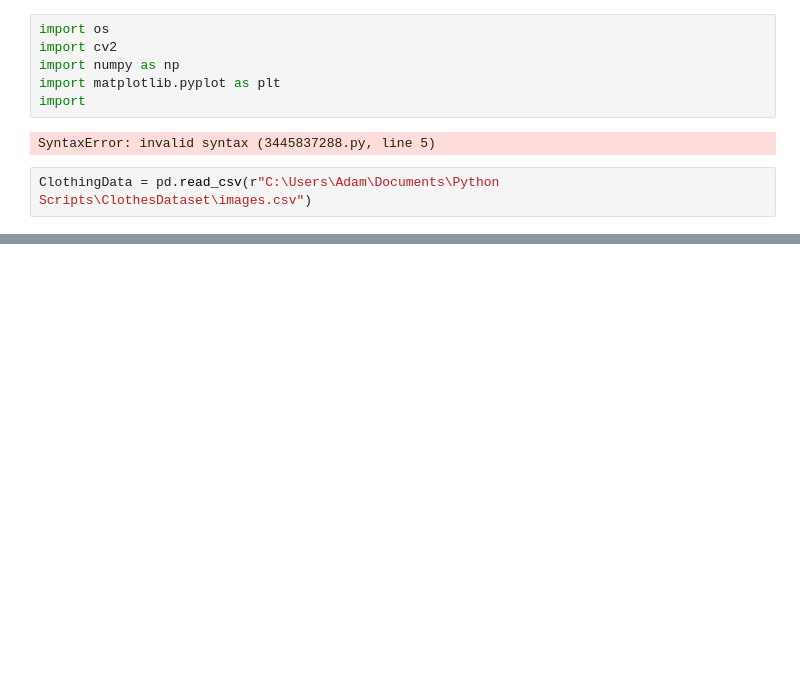
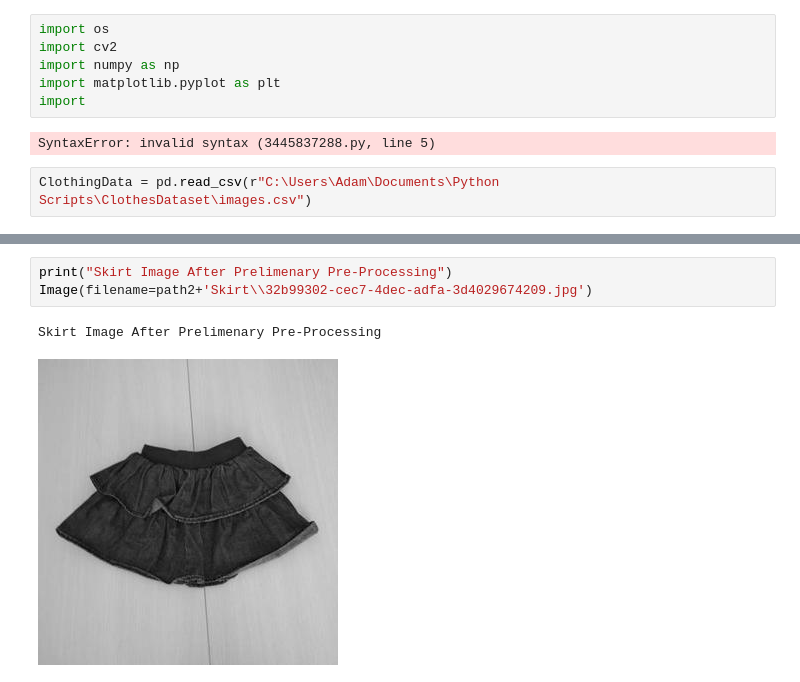
Before and after one commit to hoxyshmoo/DataMiningStuff, a Jupyter notebook: TempData.ipynb, the cells around one changed output, grey strips where cells are left out. Saved outputs shown, nothing was run; the diff lists cells and outputs as text; blank space fills up the shorter version.

```diff
--- a/TempData.ipynb
+++ b/TempData.ipynb
@@ -160,0 +160,6 @@ print(label)
+# %%
+print("Skirt Image After Prelimenary Pre-Processing")
+Image(filename=path2+'Skirt\\32b99302-cec7-4dec-adfa-3d4029674209.jpg')
+# %% [output]
+Skirt Image After Prelimenary Pre-Processing
+[figure, added]
```
Also changed, not shown: parts of 11 cells of this notebook.
